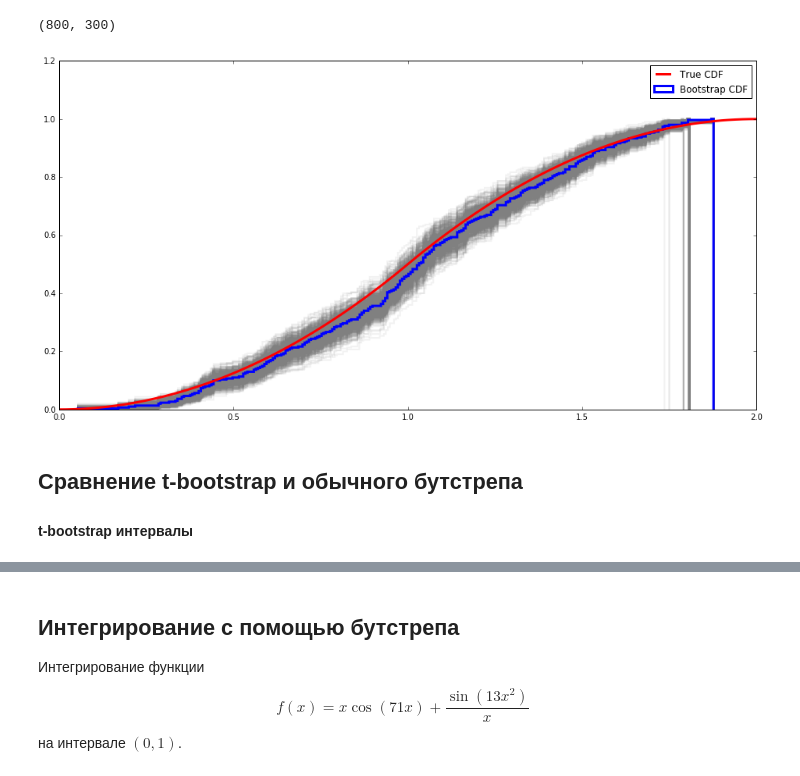
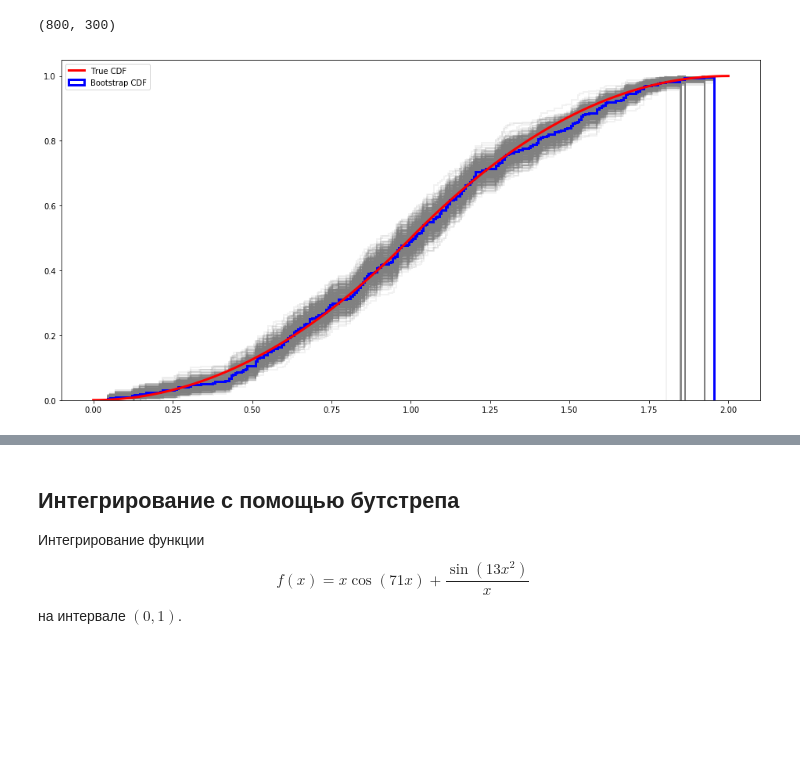
Before and after one commit to SchattenGenie/stats-ml, a Jupyter notebook: bootstrap/Bootstrap.ipynb, the cells around one changed output, grey strips where cells are left out. Cells and saved outputs as stored; diff of their text form; code cells hidden in the pictures; blank space fills up the shorter version.

```diff
--- a/bootstrap/Bootstrap.ipynb
+++ b/bootstrap/Bootstrap.ipynb
@@ -71,25 +72,21 @@ Xb.shape
 # %%
 plt.figure(figsize = (16, 8))
 
 # CDF для каждого бутстрепной выборки
 for bootstrap_sample in Xb:
-    plt.hist(bootstrap_sample, bins=N, normed=1, histtype='step',
+    plt.hist(bootstrap_sample, bins=N, density=True, histtype='step',
              cumulative=True, alpha = 0.1, color='grey', linewidth = 2)
 
 # Истинное CDF
 plt.plot(np.linspace(0, 2, 100),
          list(map(TrueTriangularDistrubition, np.linspace(0, 2, 100))),
          color = 'red', linewidth = 3, label='True CDF')
 
 #
-plt.hist(X, bins=N, normed=1, histtype='step',
+plt.hist(X, bins=N, density=True, histtype='step',
          cumulative=True, label='Bootstrap CDF', color='blue', linewidth = 3)
 
 plt.legend()
 plt.show()
 # %% [output]
-[figure, old version]
+[figure, new version]
-# %% [markdown]
-## Сравнение t-bootstrap и обычного бутстрепа
-
-#### t-bootstrap интервалы
```
Also changed, not shown: parts of 34 cells of this notebook.
